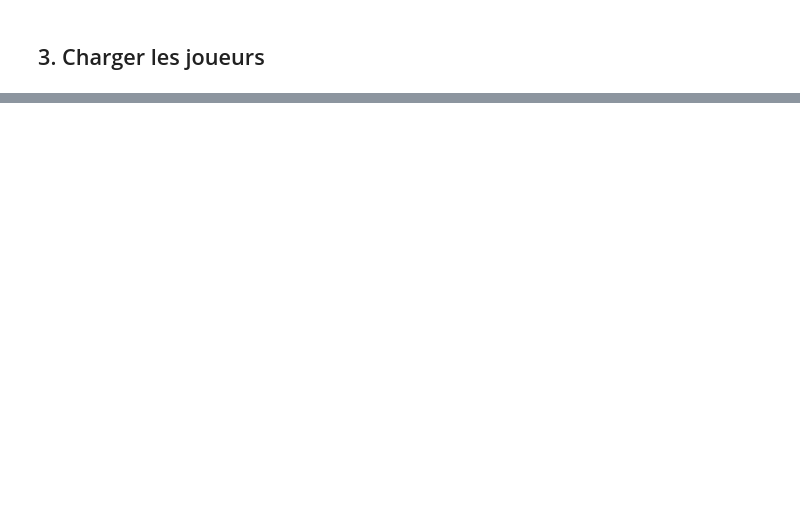
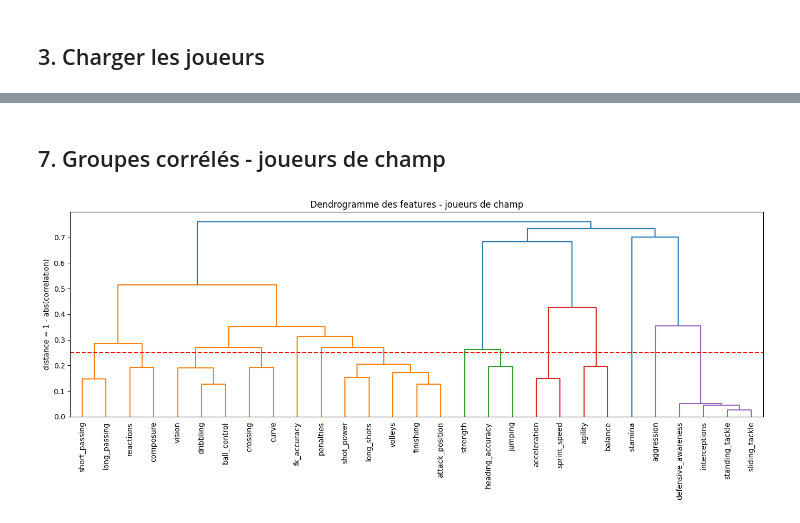
Before and after one commit to kinpintouche-star/football-predictor, a Jupyter notebook: neon_to_clusters.ipynb, the cells around one changed output, grey strips where cells are left out. Saved outputs shown, nothing was run; the diff lists cells and outputs as text; code cells hidden in the pictures; blank space fills up the shorter version.

Commit message:
Développement du clustering, ajout de documents explicatifs sur la technique utilisée

```diff
--- a/neon_to_clusters.ipynb
+++ b/neon_to_clusters.ipynb
@@ -749,29 +91,0 @@ Features croisées candidates
-# %%
-MIN_PLAYERS_BY_POSITION = 30
-
-position_ready_summary_df = (
-    players_engineered_df
-    .groupby(["position_group", "best_position"])
-    .agg(player_count=("player_id", "count"))
-    .reset_index()
-    .sort_values(["position_group", "player_count"], ascending=[True, False])
-)
-
-position_ready_summary_df["feature_count"] = position_ready_summary_df["best_position"].map(
-    lambda position: len(absolute_features_by_position[position])
-)
-position_ready_summary_df["ready_for_clustering"] = (
-    position_ready_summary_df["player_count"] >= MIN_PLAYERS_BY_POSITION
-)
-
-positions_ready_for_clustering = position_ready_summary_df[
-    position_ready_summary_df["ready_for_clustering"]
-]["best_position"].tolist()
-
-players_by_position = {
-    position: players_engineered_df[players_engineered_df["best_position"] == position].copy()
-    for position in positions_ready_for_clustering
-}
-
-display(position_ready_summary_df)
-print("Positions prêtes:", positions_ready_for_clustering)
@@ -806,0 +453,13 @@ Point important : `GK` utilisera bien `goalkeeper_attribute_set`, tandis que les
+# %% [markdown]
+## 7. Groupes corrélés - joueurs de champ
+# %%
+field_corr_df, field_feature_groups_df, field_group_summary_df = build_feature_groups(
+    field_players_df,
+    outfield_rating_attributes,
+    group_prefix="field",
+)
+
+plot_feature_dendrogram(field_corr_df, "Dendrogramme des features - joueurs de champ")
+display(field_group_summary_df)
+# %% [output]
+[figure, added]
```
Also changed, not shown: parts of 73 cells of this notebook, 5 other files.
